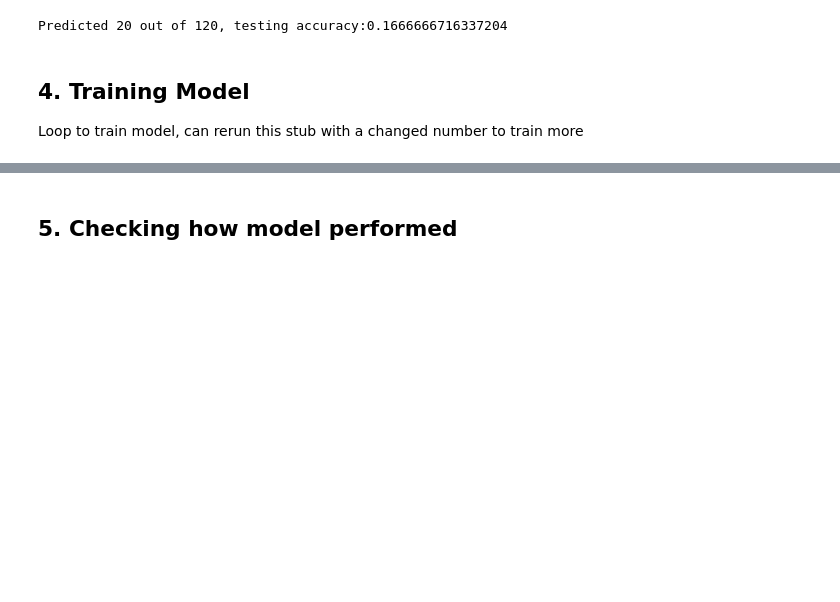
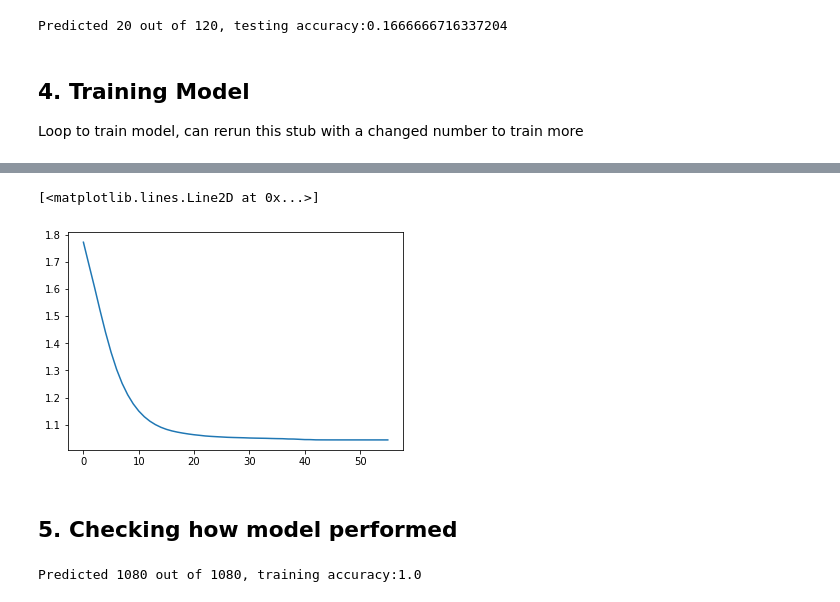
Before and after one commit to jatinkatyal/DeepLearning, a Jupyter notebook: FingerSigns/FingerSignMultiClassClassificationResNet34.ipynb, the cells around one changed output, grey strips where cells are left out. Saved outputs shown, nothing was run; the diff lists cells and outputs as text; code cells hidden in the pictures; blank space fills up the shorter version.

```diff
--- a/FingerSigns/FingerSignMultiClassClassificationResNet34.ipynb
+++ b/FingerSigns/FingerSignMultiClassClassificationResNet34.ipynb
@@ -195,17 +193,23 @@ Predicted 20 out of 120, testing accuracy:0.1666666716337204
 # %% [markdown]
 ## 4. Training Model
 Loop to train model, can rerun this stub with a changed number to train more
+# %%
+optimizer = optim.Adam(classifier.parameters(), lr=0.000003)
+loss_func = nn.CrossEntropyLoss()
+epochs = 5
+mini_batches = int(m_train/20)
 # %%
-epochs = 10
-mini_batches = int(m_train/20)
 print('{} minibatches for {} epochs.'.format(mini_batches,epochs))
-for i in range(10):
+for i in range(epochs):
+    batch_losses=[]
     for j in range(mini_batches):
         y_h = classifier(train_x[j*20:(j+1)*20].view(-1,c,h,w))
         classifier.zero_grad()
-        loss = loss_func(y_h,train_y[j*20:(j+1)*20].long())
-        loss.backward()
+        batch_loss = loss_func(y_h,train_y[j*20:(j+1)*20].long())
+        batch_loss.backward()
         optimizer.step()
+        batch_losses.append(float(batch_loss))
+    loss = sum(batch_losses)/mini_batches
     losses.append(loss)
     print('Epoch:{}, loss:{}'.format(i,loss))
 # %% [output]
@@ -223,5 +222,8 @@ Epoch:9, loss:1.8435920476913452
 # %%
-plt.plot(losses)
+plt.plot([float(l) for l in losses])
+# %% [output]
+[<matplotlib.lines.Line2D at 0x...>]
+[figure, added]
 # %% [markdown]
 ## 5. Checking how model performed
 # %%
@@ -229,11 +231,13 @@ right_count=0
 for i in range(108):
     batch = train_x[i*10:(i+1)*10]
     out_train = classifier(batch.view(-1,c,h,w))
-    comp = out_test.max(dim=1).indices == train_y[i*10:(i+1)*10].int()
+    comp = out_train.max(dim=1).indices == train_y[i*10:(i+1)*10].int()
     comp = comp.int()
     right_count += comp.sum()
 train_acc = right_count/m_train
 print('Predicted {} out of {}, training accuracy:{}'.format(right_count,m_train,train_acc))
+# %% [output]
+Predicted 1080 out of 1080, training accuracy:1.0
 # %%
 right_count=0
 for i in range(12):
```
Also changed, not shown: parts of 3 cells of this notebook, 1 other file.
